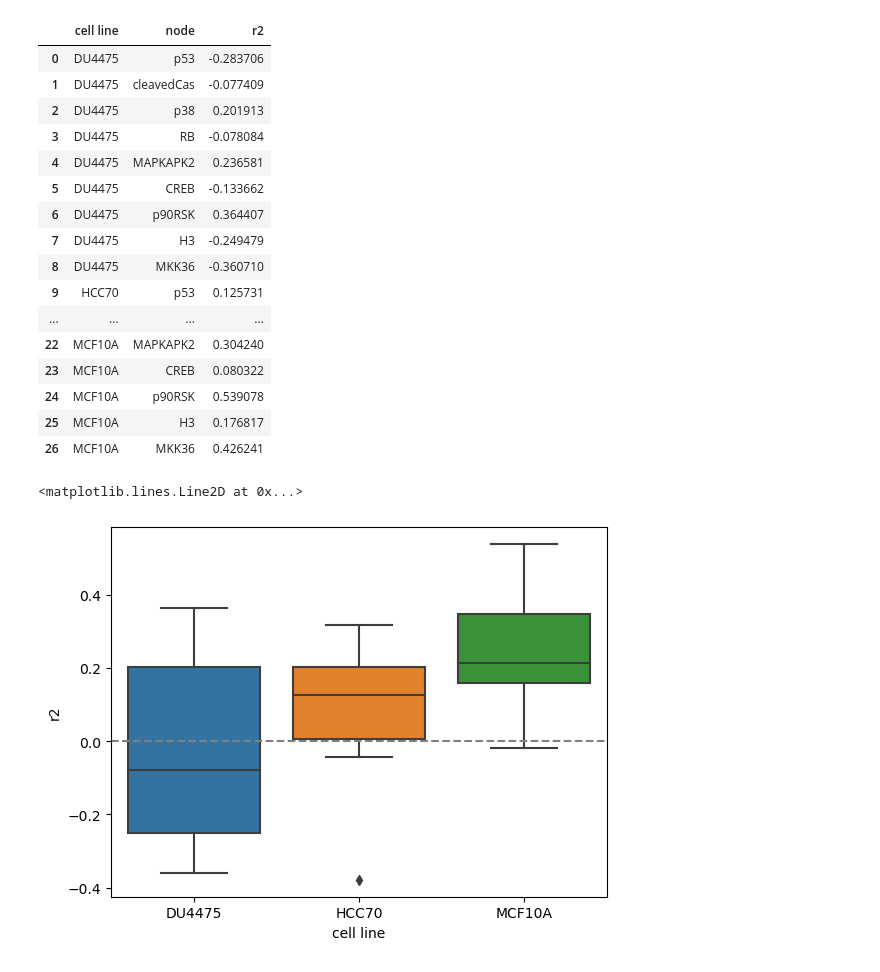
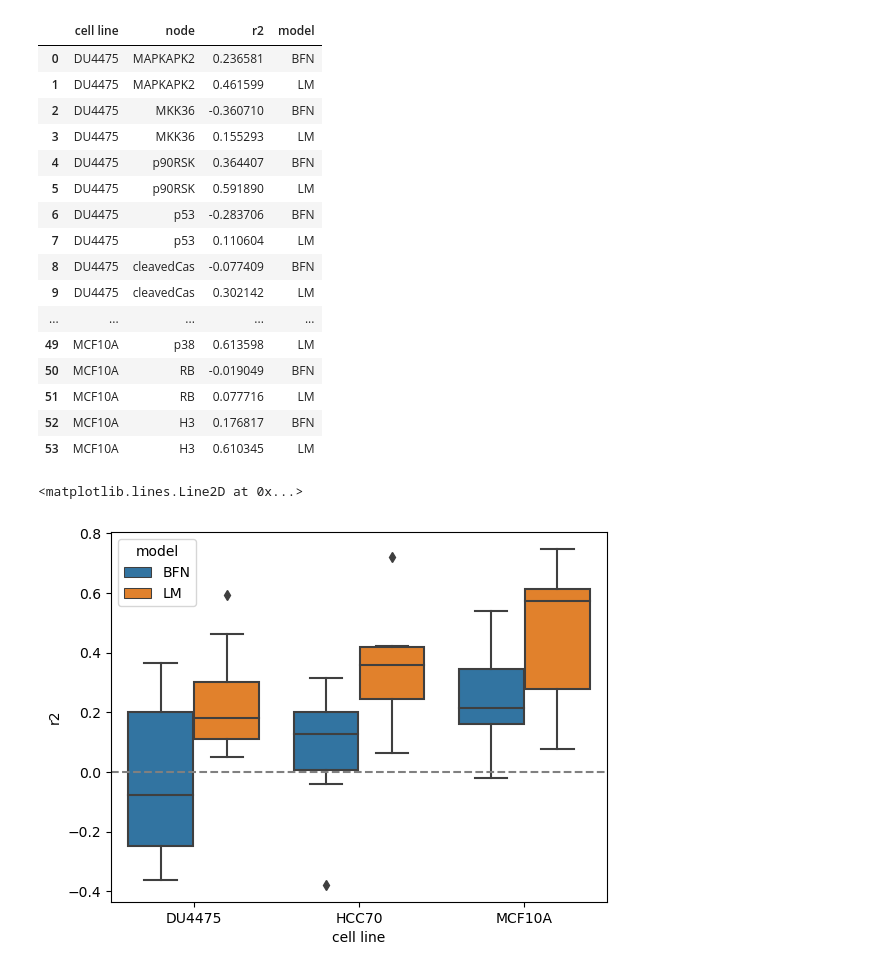
Before and after one commit to IBM/biological_fuzzy_logic_networks, a Jupyter notebook: Notebooks/20241202_Mini_network_results.ipynb, the cells around one changed output. Cells and saved outputs as stored; diff of their text form; code cells hidden in the pictures.

Commit message:
Real data notebooks

```diff
--- a/Notebooks/20241202_Mini_network_results.ipynb
+++ b/Notebooks/20241202_Mini_network_results.ipynb
@@ -21,14 +21,25 @@ pred_nodes
 r2_scores = []
 cell_lines = []
 nodes = []
+models = []
 for cell_line in ["DU4475", "HCC70", "MCF10A"]:
     true = pd.read_csv(f"/Users/adr/Box/BioFuzzNet/BFN/Model/Mini_subnetwork/{cell_line}/valid_data.csv", index_col=0).reset_index(drop=True)
     pred = pd.read_csv(f"/Users/adr/Box/BioFuzzNet/BFN/Model/Mini_subnetwork/{cell_line}/valid_output_states.csv", index_col=0).reset_index(drop=True)
+    lm_pred = pd.read_csv(f"/Users/adr/Box/BioFuzzNet/BFN/Model/Mini_subnetwork/{cell_line}/LM_{cell_line}_EGF_predictions.csv", index_col=0).reset_index(drop=True)
+
     for node in pred_nodes:
         r2 = r2_score(true[node], pred[node])
         r2_scores.append(r2)
         cell_lines.append(cell_line)
         nodes.append(node)
+        models.append("BFN")
+
+        lm_r2 = r2_score(true[node], lm_pred[node])
+        r2_scores.append(lm_r2)
+        cell_lines.append(cell_line)
+        nodes.append(node)
+        models.append("LM")
+
         sns.scatterplot(x=true[node], y=pred[node])
         plt.xlabel("True")
         plt.ylabel("Predicted")
@@ -50,29 +61,29 @@ for cell_line in ["DU4475", "HCC70", "MCF10A"]:
 ... (15 outputs left out)
 # %%
-results = pd.DataFrame({"cell line": cell_lines, "node": nodes, "r2": r2_scores})
+results = pd.DataFrame({"cell line": cell_lines, "node": nodes, "r2": r2_scores, "model": models})
 results
 # %% [output]
-|  | cell line | node | r2 |
-| 0 | DU4475 | p53 | -0.283706 |
-| 1 | DU4475 | cleavedCas | -0.077409 |
-| 2 | DU4475 | p38 | 0.201913 |
-| 3 | DU4475 | RB | -0.078084 |
-| 4 | DU4475 | MAPKAPK2 | 0.236581 |
-| 5 | DU4475 | CREB | -0.133662 |
-| 6 | DU4475 | p90RSK | 0.364407 |
-| 7 | DU4475 | H3 | -0.249479 |
-| 8 | DU4475 | MKK36 | -0.360710 |
-| 9 | HCC70 | p53 | 0.125731 |
-| ... | ... | ... | ... |
-| 22 | MCF10A | MAPKAPK2 | 0.304240 |
-| 23 | MCF10A | CREB | 0.080322 |
-| 24 | MCF10A | p90RSK | 0.539078 |
-| 25 | MCF10A | H3 | 0.176817 |
-| 26 | MCF10A | MKK36 | 0.426241 |
+|  | cell line | node | r2 | model |
+| 0 | DU4475 | MAPKAPK2 | 0.236581 | BFN |
+| 1 | DU4475 | MAPKAPK2 | 0.461599 | LM |
+| 2 | DU4475 | MKK36 | -0.360710 | BFN |
+| 3 | DU4475 | MKK36 | 0.155293 | LM |
+| 4 | DU4475 | p90RSK | 0.364407 | BFN |
+| 5 | DU4475 | p90RSK | 0.591890 | LM |
+| 6 | DU4475 | p53 | -0.283706 | BFN |
+| 7 | DU4475 | p53 | 0.110604 | LM |
+| 8 | DU4475 | cleavedCas | -0.077409 | BFN |
+| 9 | DU4475 | cleavedCas | 0.302142 | LM |
+| ... | ... | ... | ... | ... |
+| 49 | MCF10A | p38 | 0.613598 | LM |
+| 50 | MCF10A | RB | -0.019049 | BFN |
+| 51 | MCF10A | RB | 0.077716 | LM |
+| 52 | MCF10A | H3 | 0.176817 | BFN |
+| 53 | MCF10A | H3 | 0.610345 | LM |
 # %%
-sns.boxplot(data=results, x="cell line", y="r2")
+sns.boxplot(data=results, x="cell line", y="r2", hue="model")
 plt.axhline(y=0, color="grey", linestyle="--")
 # %% [output]
 <matplotlib.lines.Line2D at 0x...>
-[figure, old version]
+[figure, new version]
 # %%
```
Also changed, not shown: parts of 7 cells of this notebook, 4 other files.
